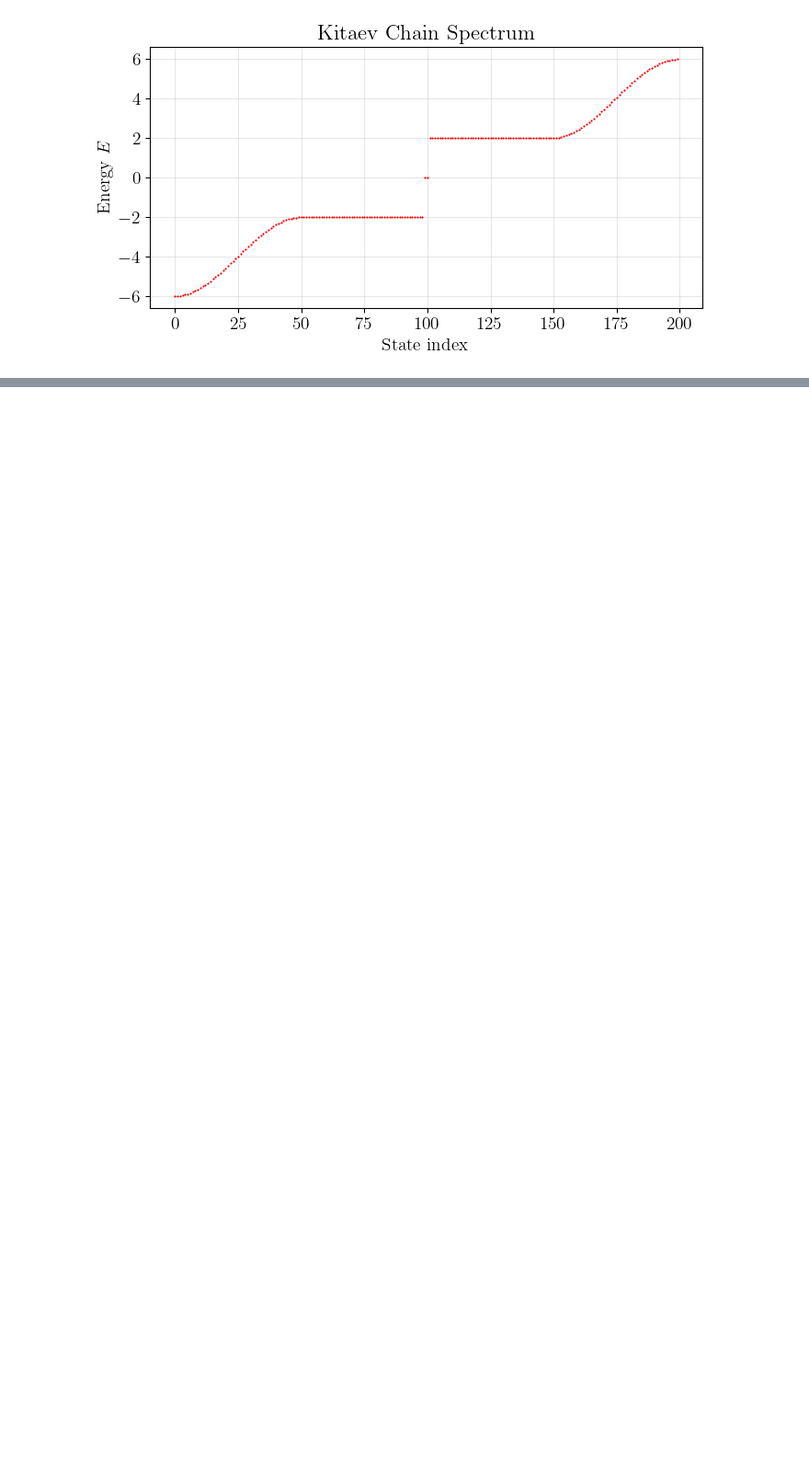
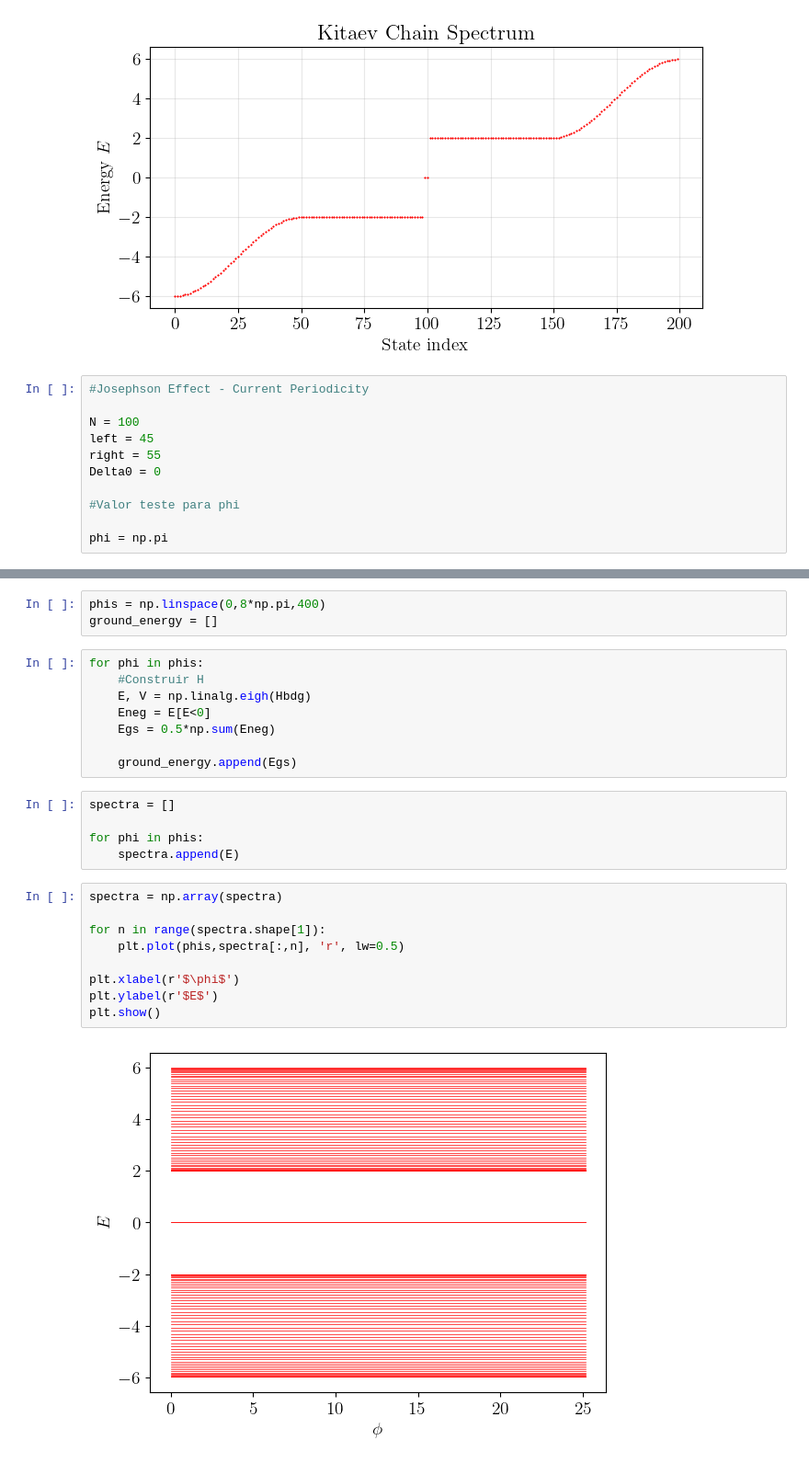
Before and after one commit to yoshitome-create/Physics-Projects-in-Python, a Jupyter notebook: Non_Abelian_Modes.ipynb, the cells around one changed output, grey strips where cells are left out. Shown at 92% size. Cells and saved outputs as stored; diff of their text form; blank space fills up the shorter version.

```diff
--- a/Non_Abelian_Modes.ipynb
+++ b/Non_Abelian_Modes.ipynb
@@ -137,3 +145,14 @@ plt.tight_layout()
 plt.show()
 # %% [output]
 [figure]
+# %%
+#Josephson Effect - Current Periodicity
+
+N = 100
+left = 45
+right = 55
+Delta0 = 0
+
+#Valor teste para phi
+
+phi = np.pi
@@ -139,0 +172,27 @@ plt.show()
+# %%
+phis = np.linspace(0,8*np.pi,400)
+ground_energy = []
+# %%
+for phi in phis:
+    #Construir H
+    E, V = np.linalg.eigh(Hbdg)
+    Eneg = E[E<0]
+    Egs = 0.5*np.sum(Eneg)
+
+    ground_energy.append(Egs)
+# %%
+spectra = []
+
+for phi in phis:
+    spectra.append(E)
+# %%
+spectra = np.array(spectra)
+
+for n in range(spectra.shape[1]):
+    plt.plot(phis,spectra[:,n], 'r', lw=0.5)
+
+plt.xlabel(r'$\phi$')
+plt.ylabel(r'$E$')
+plt.show()
+# %% [output]
+[figure, added]
```
Also changed, not shown: parts of 6 cells of this notebook, 2 other files.
